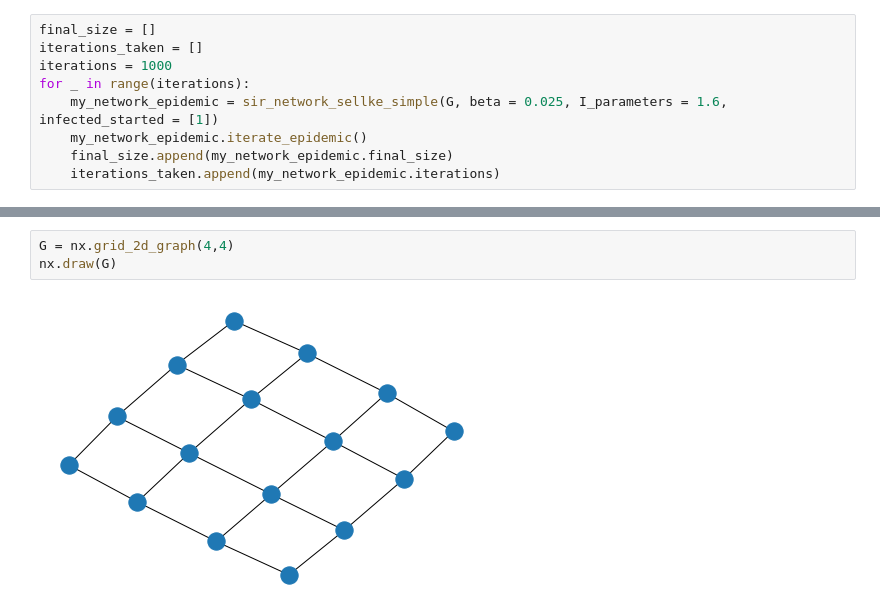
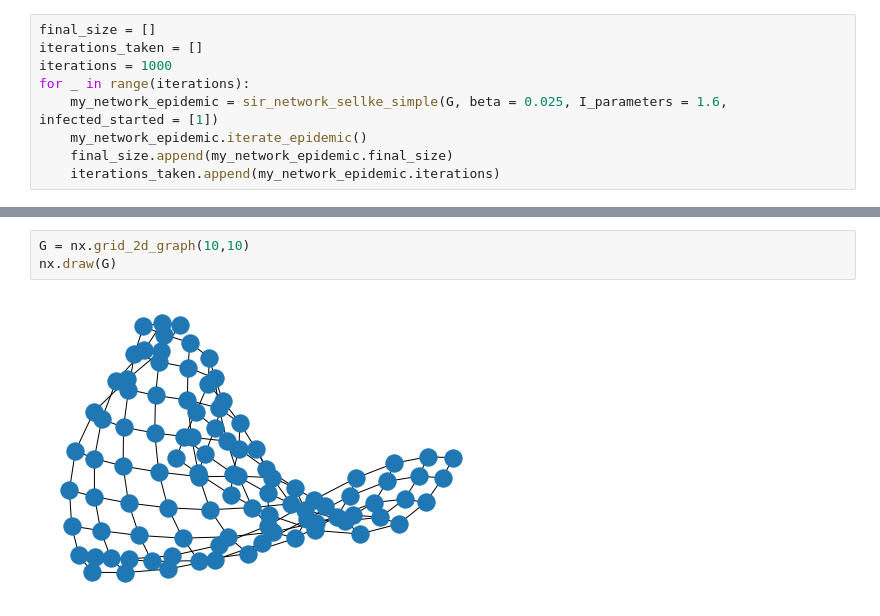
Before and after one commit to martyn1fyles/Network-Epidemic-Simulation, a Jupyter notebook: Demos/Network Epidemic Demo.ipynb, the cells around one changed output, grey strips where cells are left out. Drawn from its saved outputs; the diff is of its cells as text.

```diff
--- a/Demos/Network Epidemic Demo.ipynb
+++ b/Demos/Network Epidemic Demo.ipynb
@@ -76,5 +75,5 @@ plt.show()
 # %%
-G = nx.grid_2d_graph(4,4)
+G = nx.grid_2d_graph(10,10)
 nx.draw(G)
 # %% [output]
-[figure, old version]
+[figure, new version]
```
Also changed, not shown: parts of 11 cells of this notebook, 2 other files.
